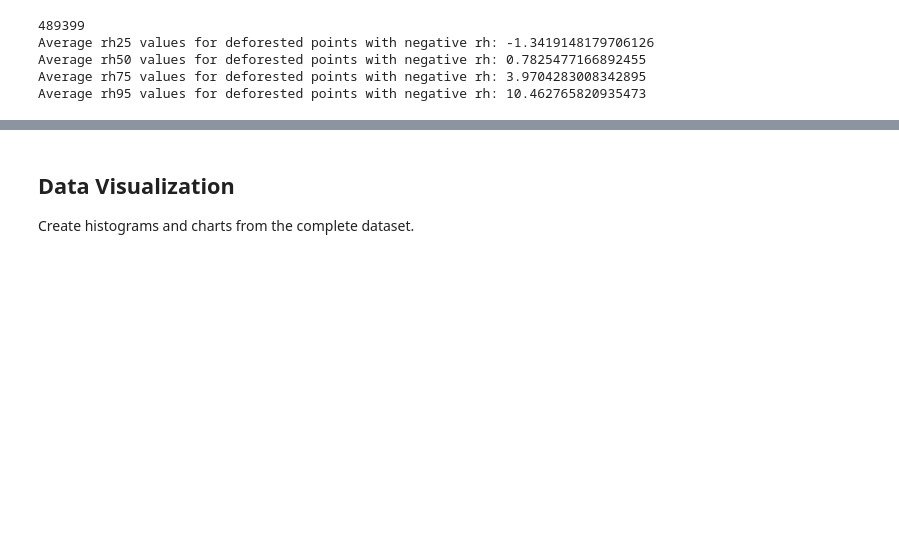
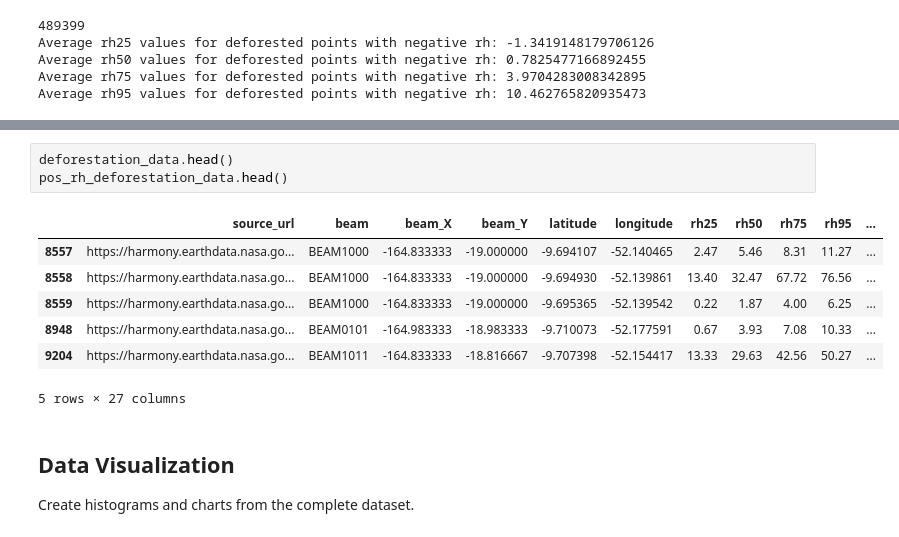
Before and after one commit to NaiaraSPinto/VegMapper, a Jupyter notebook: histogram_creation/new_hist_creation.ipynb, the cells around one changed output, grey strips where cells are left out. Cells and saved outputs as stored; diff of their text form; blank space fills up the shorter version.

```diff
--- a/histogram_creation/new_hist_creation.ipynb
+++ b/histogram_creation/new_hist_creation.ipynb
@@ -227,3 +273,14 @@ Average rh95 values for deforested points with negative rh: 10.462765820935473
+# %%
+deforestation_data.head()
+pos_rh_deforestation_data.head()
+# %% [output]
+|  | source_url | beam | beam_X | beam_Y | latitude | longitude | rh25 | rh50 | rh75 | rh95 | ... |
+| 8557 | https://harmony.earthdata.nasa.go... | BEAM1000 | -164.833333 | -19.000000 | -9.694107 | -52.140465 | 2.47 | 5.46 | 8.31 | 11.27 | ... |
+| 8558 | https://harmony.earthdata.nasa.go... | BEAM1000 | -164.833333 | -19.000000 | -9.694930 | -52.139861 | 13.40 | 32.47 | 67.72 | 76.56 | ... |
+| 8559 | https://harmony.earthdata.nasa.go... | BEAM1000 | -164.833333 | -19.000000 | -9.695365 | -52.139542 | 0.22 | 1.87 | 4.00 | 6.25 | ... |
+| 8948 | https://harmony.earthdata.nasa.go... | BEAM0101 | -164.983333 | -18.983333 | -9.710073 | -52.177591 | 0.67 | 3.93 | 7.08 | 10.33 | ... |
+| 9204 | https://harmony.earthdata.nasa.go... | BEAM1011 | -164.833333 | -18.816667 | -9.707398 | -52.154417 | 13.33 | 29.63 | 42.56 | 50.27 | ... |
+5 rows × 27 columns
 # %% [markdown]
 ## Data Visualization
 
```
Also changed, not shown: parts of 11 cells of this notebook.
